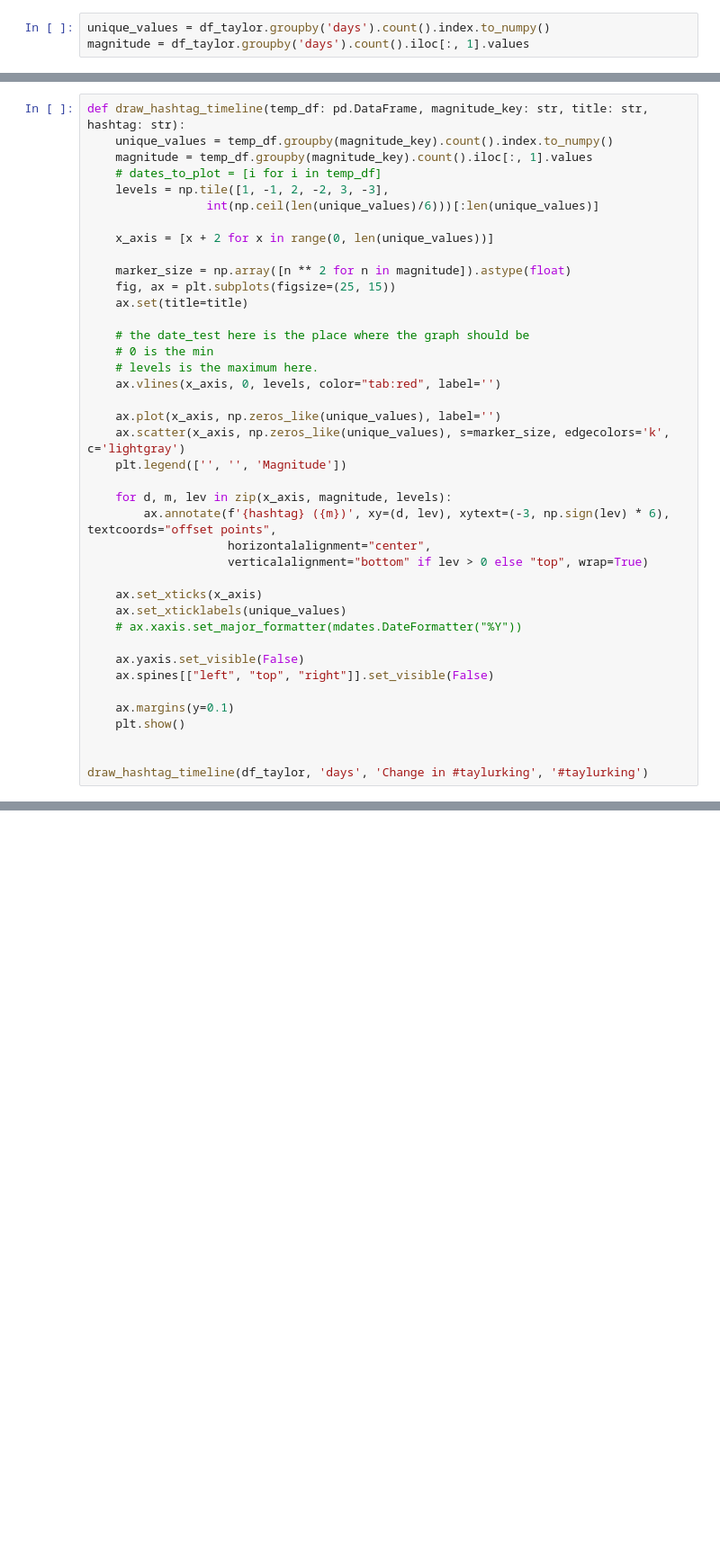
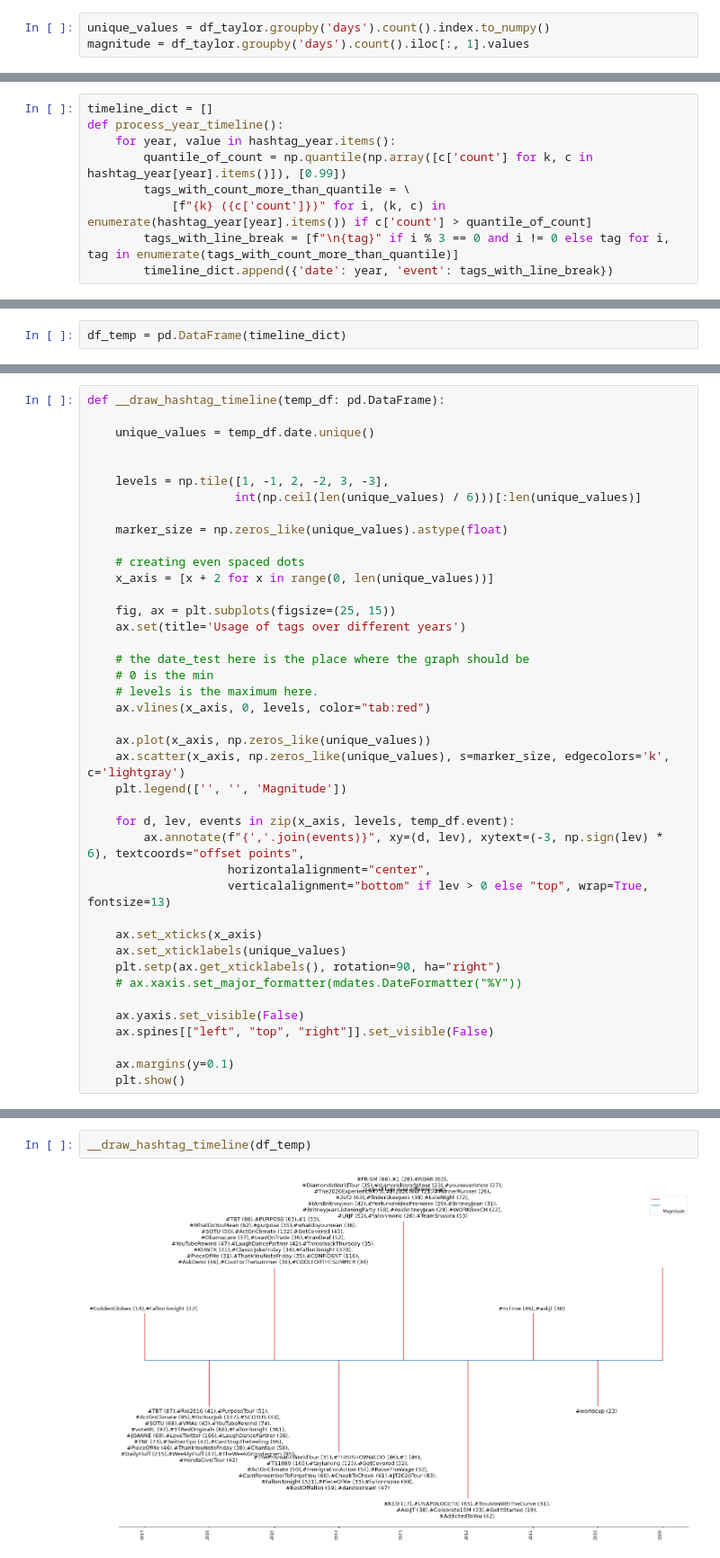
Before and after one commit to gakshat14/hist_time, a Jupyter notebook: notebooks/hashtag_parser.ipynb, the cells around one changed output, grey strips where cells are left out. Shown at 90% size. Cells and saved outputs as stored; diff of their text form; blank space fills up the shorter version.

```diff
--- a/notebooks/hashtag_parser.ipynb
+++ b/notebooks/hashtag_parser.ipynb
@@ -315,0 +720,9 @@ plt.show()
+# %%
+timeline_dict = []
+def process_year_timeline():
+    for year, value in hashtag_year.items():
+        quantile_of_count = np.quantile(np.array([c['count'] for k, c in hashtag_year[year].items()]), [0.99])
+        tags_with_count_more_than_quantile = \
+            [f"{k} ({c['count']})" for i, (k, c) in enumerate(hashtag_year[year].items()) if c['count'] > quantile_of_count]
+        tags_with_line_break = [f"\n{tag}" if i % 3 == 0 and i != 0 else tag for i, tag in enumerate(tags_with_count_more_than_quantile)]
+        timeline_dict.append({'date': year, 'event': tags_with_line_break})
@@ -315,0 +751,2 @@ plt.show()
+# %%
+df_temp = pd.DataFrame(timeline_dict)
@@ -316,33 +762,37 @@ plt.show()
 # %%
-def draw_hashtag_timeline(temp_df: pd.DataFrame, magnitude_key: str, title: str, hashtag: str):
-    unique_values = temp_df.groupby(magnitude_key).count().index.to_numpy()
-    magnitude = temp_df.groupby(magnitude_key).count().iloc[:, 1].values
-    # dates_to_plot = [i for i in temp_df]
+def __draw_hashtag_timeline(temp_df: pd.DataFrame):
+
+    unique_values = temp_df.date.unique()
+
+
     levels = np.tile([1, -1, 2, -2, 3, -3],
-                 int(np.ceil(len(unique_values)/6)))[:len(unique_values)]
+                     int(np.ceil(len(unique_values) / 6)))[:len(unique_values)]
 
+    marker_size = np.zeros_like(unique_values).astype(float)
+
+    # creating even spaced dots
     x_axis = [x + 2 for x in range(0, len(unique_values))]
 
-    marker_size = np.array([n ** 2 for n in magnitude]).astype(float)
     fig, ax = plt.subplots(figsize=(25, 15))
-    ax.set(title=title)
+    ax.set(title='Usage of tags over different years')
 
     # the date_test here is the place where the graph should be
     # 0 is the min
     # levels is the maximum here.
-    ax.vlines(x_axis, 0, levels, color="tab:red", label='')
+    ax.vlines(x_axis, 0, levels, color="tab:red")
 
-    ax.plot(x_axis, np.zeros_like(unique_values), label='')
+    ax.plot(x_axis, np.zeros_like(unique_values))
     ax.scatter(x_axis, np.zeros_like(unique_values), s=marker_size, edgecolors='k', c='lightgray')
     plt.legend(['', '', 'Magnitude'])
 
-    for d, m, lev in zip(x_axis, magnitude, levels):
-        ax.annotate(f'{hashtag} ({m})', xy=(d, lev), xytext=(-3, np.sign(lev) * 6), textcoords="offset points",
+    for d, lev, events in zip(x_axis, levels, temp_df.event):
+        ax.annotate(f"{','.join(events)}", xy=(d, lev), xytext=(-3, np.sign(lev) * 6), textcoords="offset points",
                     horizontalalignment="center",
-                    verticalalignment="bottom" if lev > 0 else "top", wrap=True)
+                    verticalalignment="bottom" if lev > 0 else "top", wrap=True, fontsize=13)
 
     ax.set_xticks(x_axis)
     ax.set_xticklabels(unique_values)
+    plt.setp(ax.get_xticklabels(), rotation=90, ha="right")
     # ax.xaxis.set_major_formatter(mdates.DateFormatter("%Y"))
 
     ax.yaxis.set_visible(False)
@@ -350,6 +800,3 @@ def draw_hashtag_timeline(temp_df: pd.DataFrame, magnitude_key: str, title: str,
 
     ax.margins(y=0.1)
     plt.show()
-
-
-draw_hashtag_timeline(df_taylor, 'days', 'Change in #taylurking', '#taylurking')
@@ -369,0 +803,4 @@ levels.shape
+# %%
+__draw_hashtag_timeline(df_temp)
+# %% [output]
+[figure, added]
```
Also changed, not shown: parts of 62 cells of this notebook, 5 other files.
